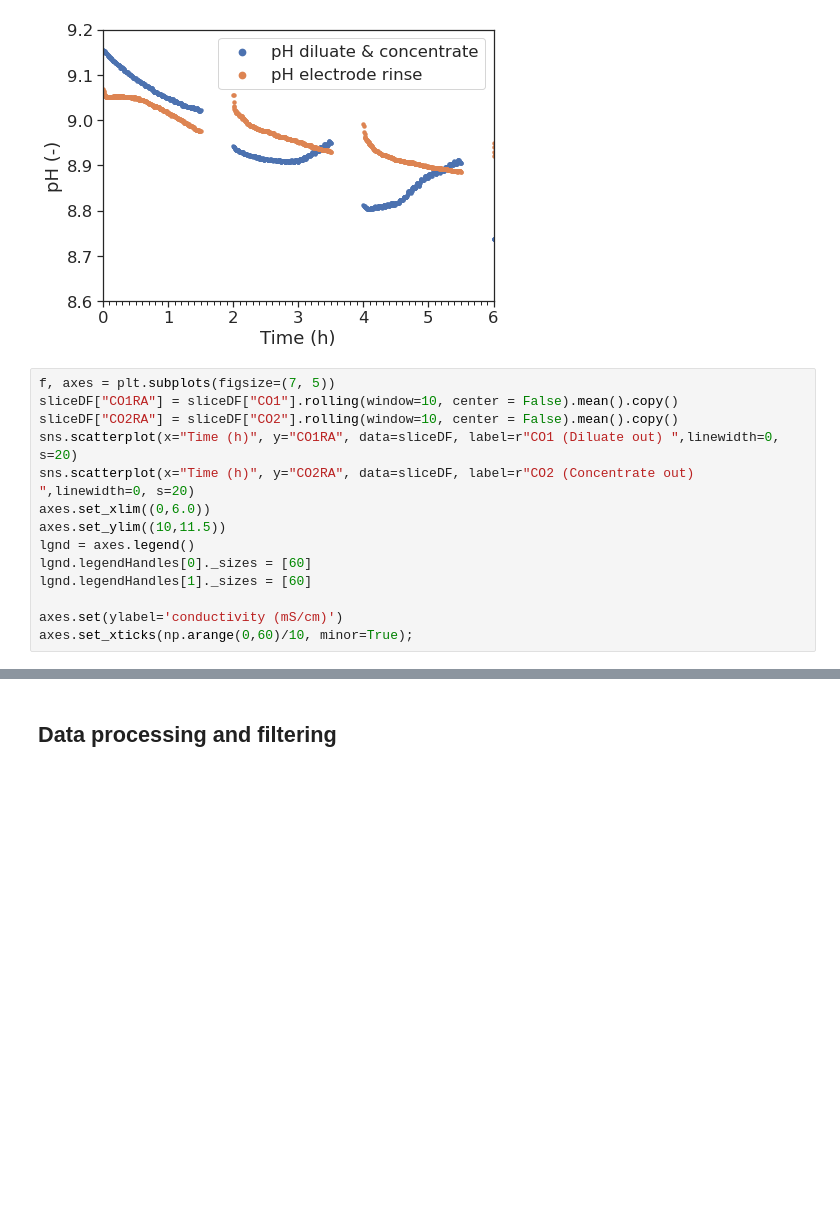
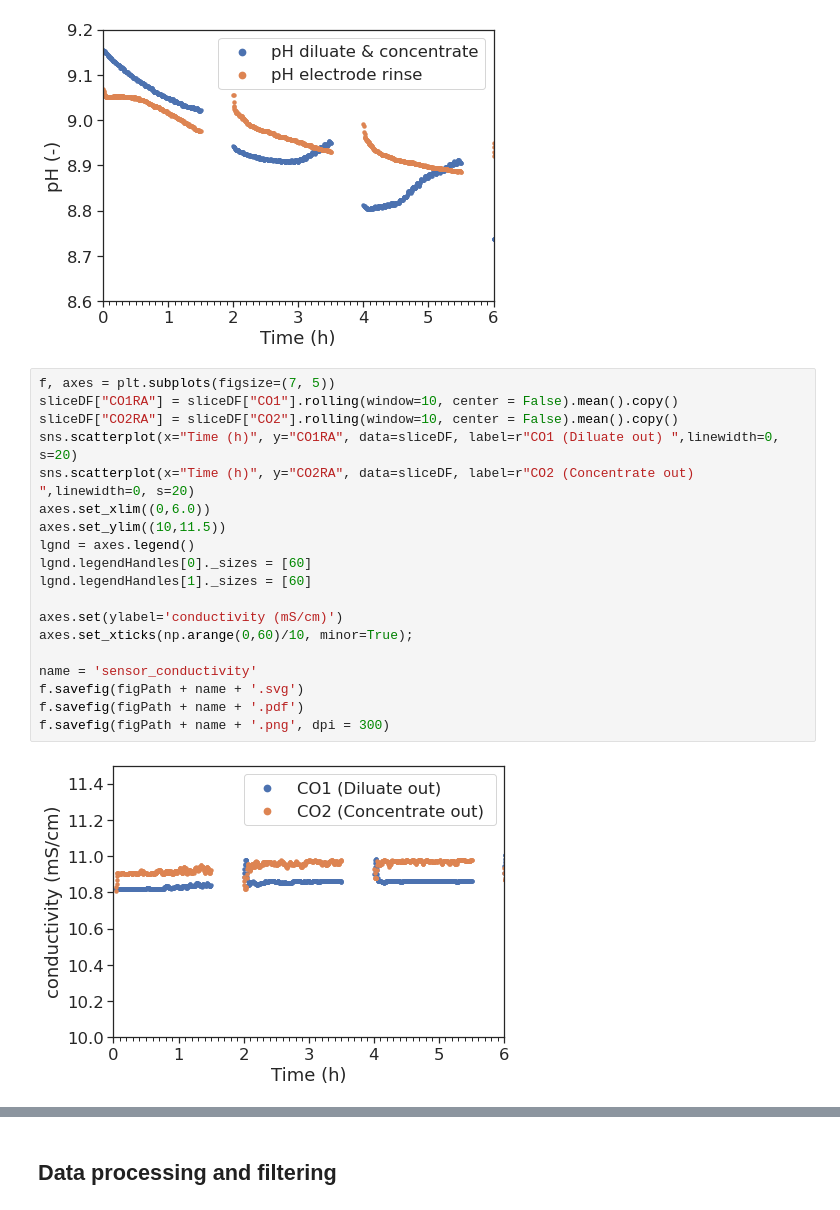
Before and after one commit to Beramos/Data-on-ion-exchange-membrane-fouling-by-humic-acid-during-electrodialysis, a Jupyter notebook: dataProcessing.ipynb, the cells around one changed output, grey strips where cells are left out. Saved outputs shown, nothing was run; the diff lists cells and outputs as text; blank space fills up the shorter version.

```diff
--- a/dataProcessing.ipynb
+++ b/dataProcessing.ipynb
@@ -321,15 +321,22 @@ f.savefig(figPath + name + '.png', dpi = 300)
 # %%
 f, axes = plt.subplots(figsize=(7, 5))
 sliceDF["CO1RA"] = sliceDF["CO1"].rolling(window=10, center = False).mean().copy()
 sliceDF["CO2RA"] = sliceDF["CO2"].rolling(window=10, center = False).mean().copy()
 sns.scatterplot(x="Time (h)", y="CO1RA", data=sliceDF, label=r"CO1 (Diluate out) ",linewidth=0, s=20)
 sns.scatterplot(x="Time (h)", y="CO2RA", data=sliceDF, label=r"CO2 (Concentrate out) ",linewidth=0, s=20)
 axes.set_xlim((0,6.0))
 axes.set_ylim((10,11.5))
 lgnd = axes.legend()
 lgnd.legendHandles[0]._sizes = [60]
 lgnd.legendHandles[1]._sizes = [60]
 
 axes.set(ylabel='conductivity (mS/cm)')
 axes.set_xticks(np.arange(0,60)/10, minor=True);
+
+name = 'sensor_conductivity'
+f.savefig(figPath + name + '.svg')
+f.savefig(figPath + name + '.pdf')
+f.savefig(figPath + name + '.png', dpi = 300)
+# %% [output]
+[figure, added]
 # %%
```
Also changed, not shown: parts of 2 cells of this notebook.
